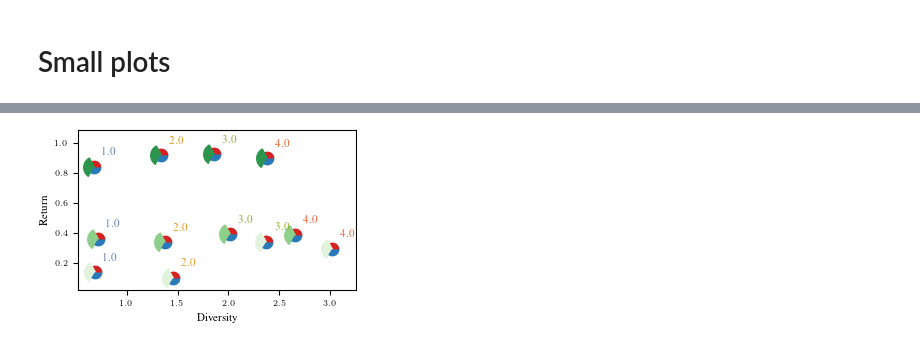
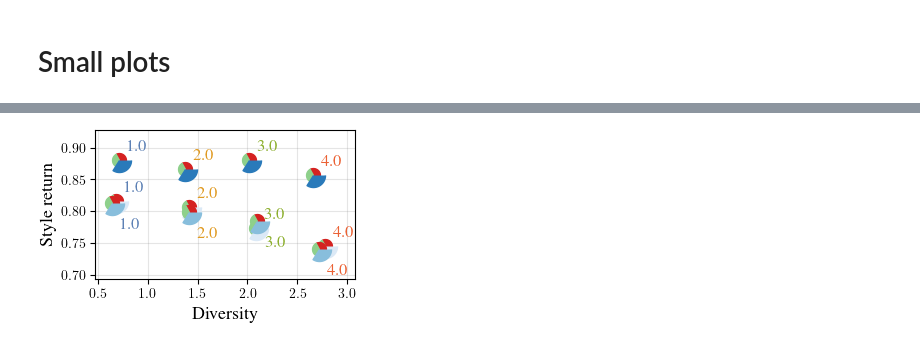
Before and after one commit to martius-lab/dominic, a Jupyter notebook: solo_legged_gym/plot/plot_vdw.ipynb, the cells around one changed output, grey strips where cells are left out. Cells and saved outputs as stored; diff of their text form; code cells hidden in the pictures.

```diff
--- a/solo_legged_gym/plot/plot_vdw.ipynb
+++ b/solo_legged_gym/plot/plot_vdw.ipynb
@@ -316,14 +312,20 @@ expert_return = [28, 36, 52]
 def st(x, window=200):
     return np.convolve(x.flatten(), np.ones(window)/window, 'valid')
 
-idx =  (None, 0.6, 0.9, None)
-rew = 0
+# idx =  (None, 0.6, 0.9, None)
+# sizes = [3.0, 1.0, 1.0]
+# rew = 0
+# y_name = "Task return"
 
-idx =  (0.9, None, 0.9, None)
-rew = 1
+# idx =  (0.9, None, 0.9, None)
+# sizes = [1.0, 3.0, 1.0]
+# rew = 1
+# y_name = "Regularizer return"
 
-# idx =  (0.9, None, 0.6, None)
-# skill = 1
+idx =  (0.9, 0.6, None, None)
+sizes = [1.0, 1.0, 3.0]
+rew = 2
+y_name = "Style return"
 
 time_statistics_feature = summary.time_statistics('scalar/main/Feature/avg_nearest_dist_per_step', [idx], apply_func=st)
 # time_statistics_return = summary.time_statistics(f'scalar/main/Constraint/avg_ext_values_rew{rew}_skill{skill}', [idx])
@@ -391,7 +393,7 @@ import itertools
 
 
 
-def scatter_pie_markers(x,y, c1, c2, c3, size=80, ax=None):
+def scatter_pie_markers(x,y, c1, c2, c3, size=100, ax=None, scales=[1, 1, 1]):
 
     # first define the ratios
     r1 = 0.33       # 20%
@@ -424,18 +426,13 @@ def scatter_pie_markers(x,y, c1, c2, c3, size=80, ax=None):
     print(s3)
 
     ax.scatter(x, y, marker=xy1,
-            s=size , facecolor=c1)
+            s=size * scales[0], facecolor=c1)
     ax.scatter(x, y, marker=xy2,
-            s=size*3.0, facecolor=c2)
+            s=size * scales[1], facecolor=c2)
     return ax.scatter(x, y, marker=xy3,
-            s=size, facecolor=c3)
-
-
-
-
+            s=size * scales[2], facecolor=c3)
 
 fig, ax = plt.subplots()
-
 
 ##### change this with data #######
 
@@ -477,25 +474,31 @@ for x_, y_, y_err_, x_err_, a1_, a2_, a3_, l0, l0_color in zip(x.reshape(-1, 1),
     # plt.errorbar(x_, y_, xerr=x_err_, fmt='o', markersize=0.0, zorder=-1, c=l0_color)
     # print(a1_)
     # im = scatter_pie_markers(x_,y_, cmap(a1_), cmap(a2_), cmap(a3_), ax=ax)
-    im = scatter_pie_markers(x_,y_, cmap_a1(a1_/1.4), cmap_a2(a2_/1.4), cmap_a3(a3_/1.4), ax=ax)
-    ax.annotate(f'{l0}', (x_+.08,  y_+.08), color=l0_color)
+    im = scatter_pie_markers(x_,y_, cmap_a1(a1_/1.4), cmap_a2(a2_/1.4), cmap_a3(a3_/1.4), ax=ax, scales=sizes)
+    print(a1_)
+    print(a2_)
+    print(a3_)
+    if a3_>0.5 and a3_<0.7:
+        ax.annotate(f'{l0}', (x_+.08,  y_-.04), color=l0_color, size=12)
+    else:
+        ax.annotate(f'{l0}', (x_+.08,  y_+.015), color=l0_color, size=12)
 
 
 ymin, ymax = ax.get_ylim()
-ax.set_ylim(ymin-0.04, ymax + 0.12)
+ax.set_ylim(ymin-0.04, ymax + 0.04)
 
 xmin, xmax = ax.get_xlim()
-ax.set_xlim(xmin-0.04, xmax + 0.12)
+ax.set_xlim(xmin-0.06, xmax + 0.20)
 yunit = (ymax - ymin) / 20
 xunit = (xmax - xmin) / 20
 
 
-
-
-
 # plot heatmap of the data
-ax.set_ylabel("Return")
-ax.set_xlabel("Diversity")
+ax.tick_params(axis='both', which='major', labelsize=10)
+ax.set_ylabel(y_name, fontsize=13)
+ax.set_xlabel("Diversity", fontsize=13)
+ax.set_axisbelow(True)
+ax.grid(color='gray', alpha=0.2)
 
 
 norm = matplotlib.colors.Normalize(vmin=0.2, vmax=1.0)
@@ -525,4 +528,4 @@ Experiments Int64Index([71, 87, 133], dtype='int64') has 3 runs
-[figure, old version]
+[figure, new version]
 # %%
 colors_float = []
 for a in (0.3, 0.6, 0.9):
```
Also changed, not shown: parts of 2 cells of this notebook, 1 other file.
